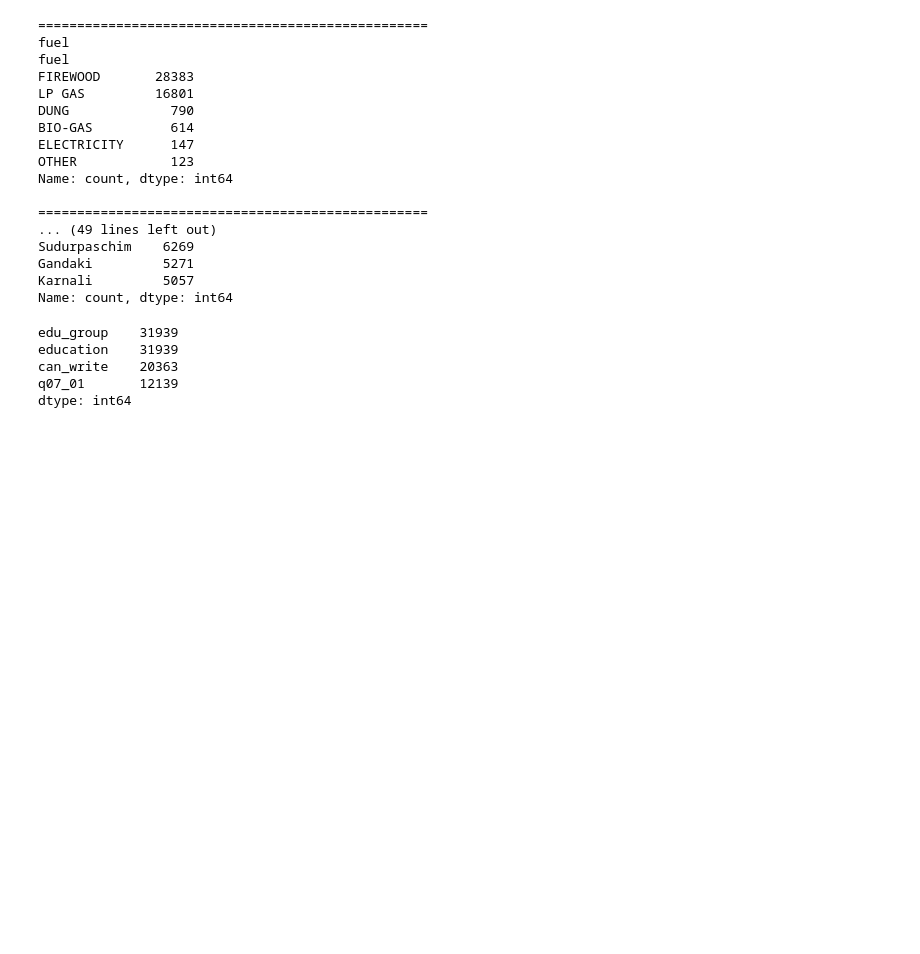
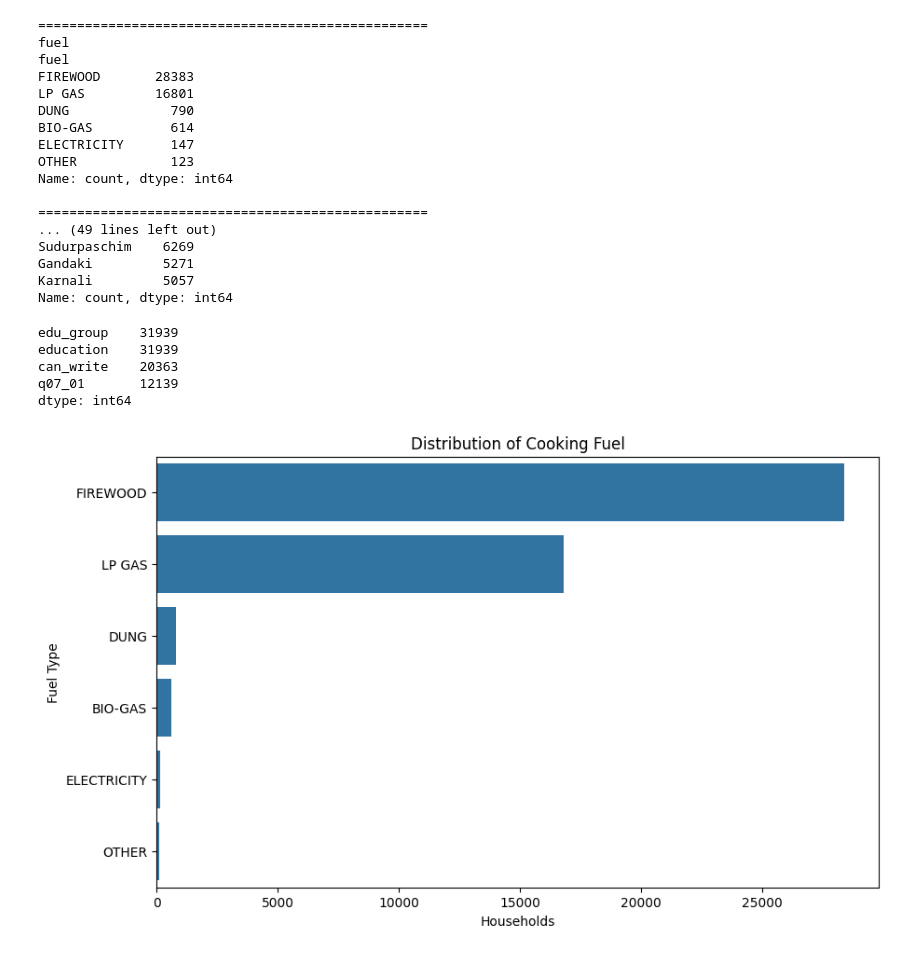
Before and after one commit to AnjaliSapkota/Nepal-Fuel-use-Analysis, a Jupyter notebook: analysis.ipynb, the cells around one changed output. Cells and saved outputs as stored; diff of their text form; code cells hidden in the pictures; blank space fills up the shorter version.

Commit message:
ft: bar graph to represent distribution of fuels

```diff
--- a/analysis.ipynb
+++ b/analysis.ipynb
@@ -582,3 +582,19 @@ education    31939
 can_write    20363
 q07_01       12139
 dtype: int64
+# %%
+plt.figure(figsize=(10,6))
+
+sns.countplot(
+    data=master,
+    y="fuel",
+    order=master["fuel"].value_counts().index
+)
+
+plt.title("Distribution of Cooking Fuel")
+plt.xlabel("Households")
+plt.ylabel("Fuel Type")
+
+plt.show()
+# %% [output]
+[figure, added]
```
